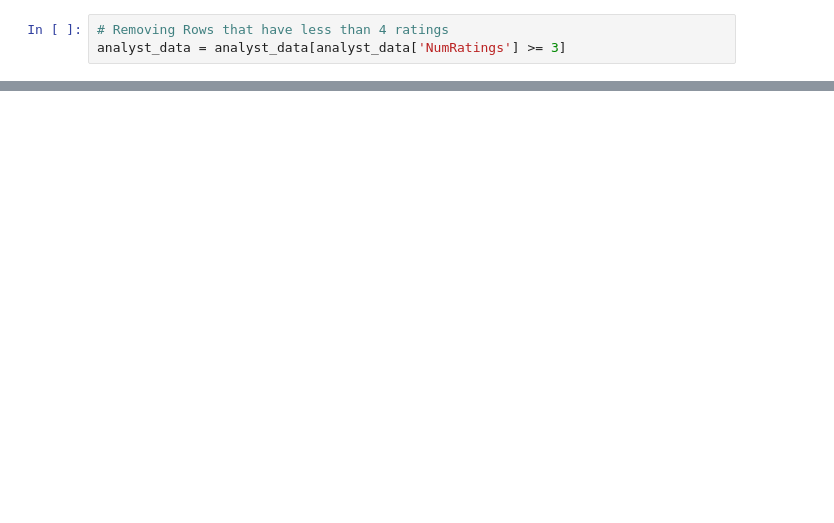
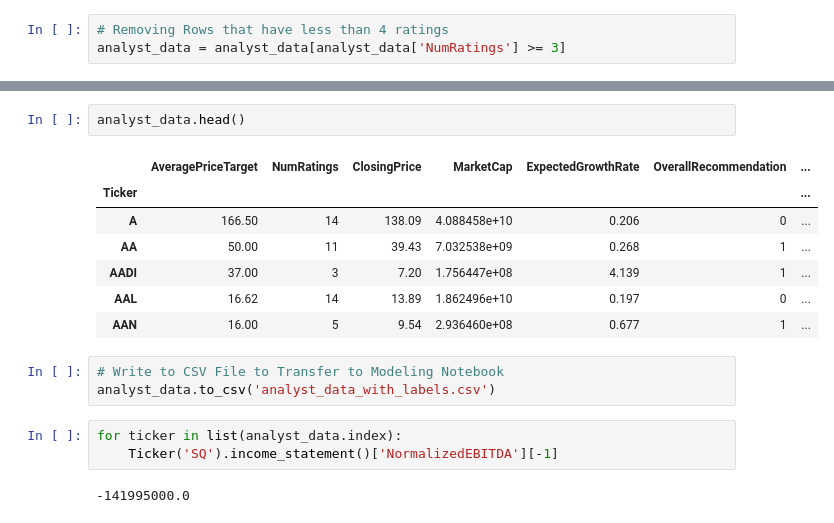
Before and after one commit to ChuckNadel/PredictingAnalystConsensus, a Jupyter notebook: EDA_Notebook.ipynb, the cells around one changed output, grey strips where cells are left out. Drawn from its saved outputs; the diff is of its cells as text; blank space fills up the shorter version.

Commit message:
First Basic Model

```diff
--- a/EDA_Notebook.ipynb
+++ b/EDA_Notebook.ipynb
@@ -47,0 +83,18 @@ memory usage: 153.2+ KB
+# %%
+analyst_data.head()
+# %% [output]
+|  | AveragePriceTarget | NumRatings | ClosingPrice | MarketCap | ExpectedGrowthRate | OverallRecommendation | ... |
+| Ticker |  |  |  |  |  |  | ... |
+| A | 166.50 | 14 | 138.09 | 4.088458e+10 | 0.206 | 0 | ... |
+| AA | 50.00 | 11 | 39.43 | 7.032538e+09 | 0.268 | 1 | ... |
+| AADI | 37.00 | 3 | 7.20 | 1.756447e+08 | 4.139 | 1 | ... |
+| AAL | 16.62 | 14 | 13.89 | 1.862496e+10 | 0.197 | 0 | ... |
+| AAN | 16.00 | 5 | 9.54 | 2.936460e+08 | 0.677 | 1 | ... |
+# %%
+# Write to CSV File to Transfer to Modeling Notebook
+analyst_data.to_csv('analyst_data_with_labels.csv')
+# %%
+for ticker in list(analyst_data.index):
+    Ticker('SQ').income_statement()['NormalizedEBITDA'][-1]
+# %% [output]
+-141995000.0
```
Also changed, not shown: parts of 16 cells of this notebook, 2 other files.
